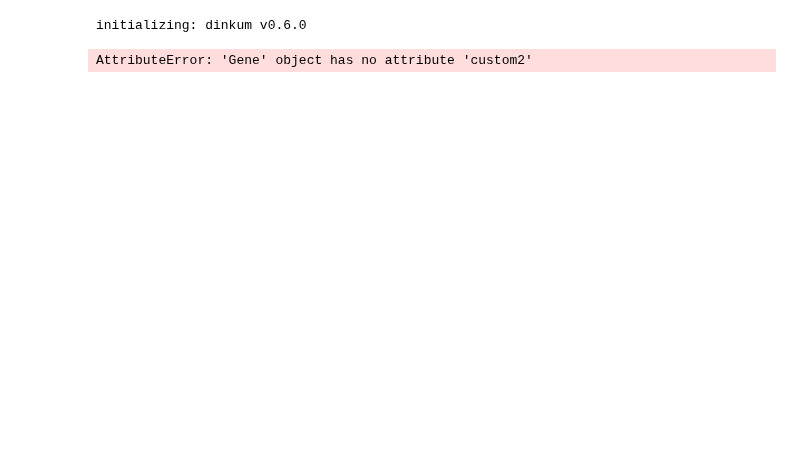
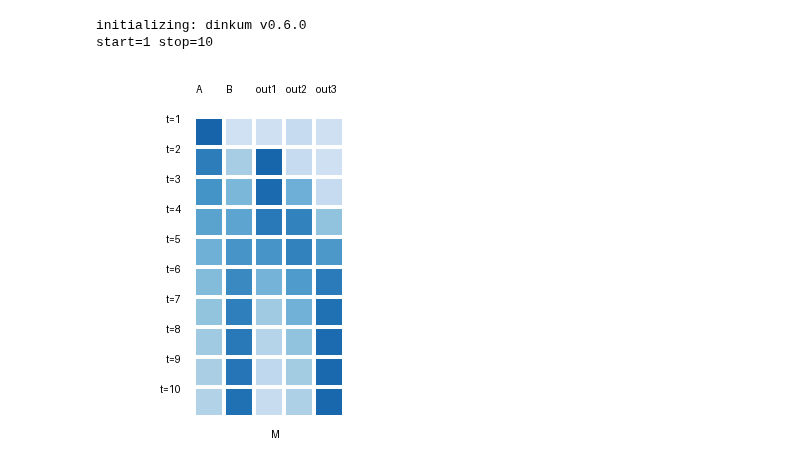
Before and after one commit to dinkum-bio/dinkum, a Jupyter notebook: notebooks/7-fit-functions.ipynb, the cells around one changed output. Cells and saved outputs as stored; diff of their text form; code cells hidden in the pictures; blank space fills up the shorter version.

```diff
--- a/notebooks/7-fit-functions.ipynb
+++ b/notebooks/7-fit-functions.ipynb
@@ -18,27 +18,28 @@ from matplotlib import pyplot as plt
 # %%
 dinkum.reset()
 
 m = Tissue(name='M')
 a = Gene(name='A')
 b = Gene(name='B')
 
 out1 = Gene(name='out1')
 out2 = Gene(name='out2')
 out3 = Gene(name='out3')
 
-a.custom2(Decay(rate=1.2, tissue=m))
-b.custom2(Growth(rate=0.25, tissue=m))
+a.custom_obj(Decay(rate=1.2, tissue=m))
+b.custom_obj(Growth(rate=0.25, tissue=m))
 
-out1.custom2(Activator(activator_name='A'))
-out2.custom2(Repressor(activator_name='B', repressor_name='B'))
-out3.custom2(Activator(activator_name='B'))
+out1.custom_obj(Activator(activator_name='A'))
+out2.custom_obj(Repressor(activator_name='B', repressor_name='B'))
+out3.custom_obj(Activator(activator_name='B'))
 
 gene_names = vfg.get_gene_names()
 display_fn, conc_df, active_df = dinkum.run_and_display_df(start=1, stop=10, gene_names=gene_names)
 display_fn
 # %% [output]
 initializing: dinkum v0.6.0
+start=1 stop=10
-AttributeError: 'Gene' object has no attribute 'custom2'
+[figure, added]
 # %%
 # now let's plot the concentrations
 conc_df[['out1', 'out2', 'out3']].plot()
```
Also changed, not shown: parts of 4 cells of this notebook, 1 other file.
